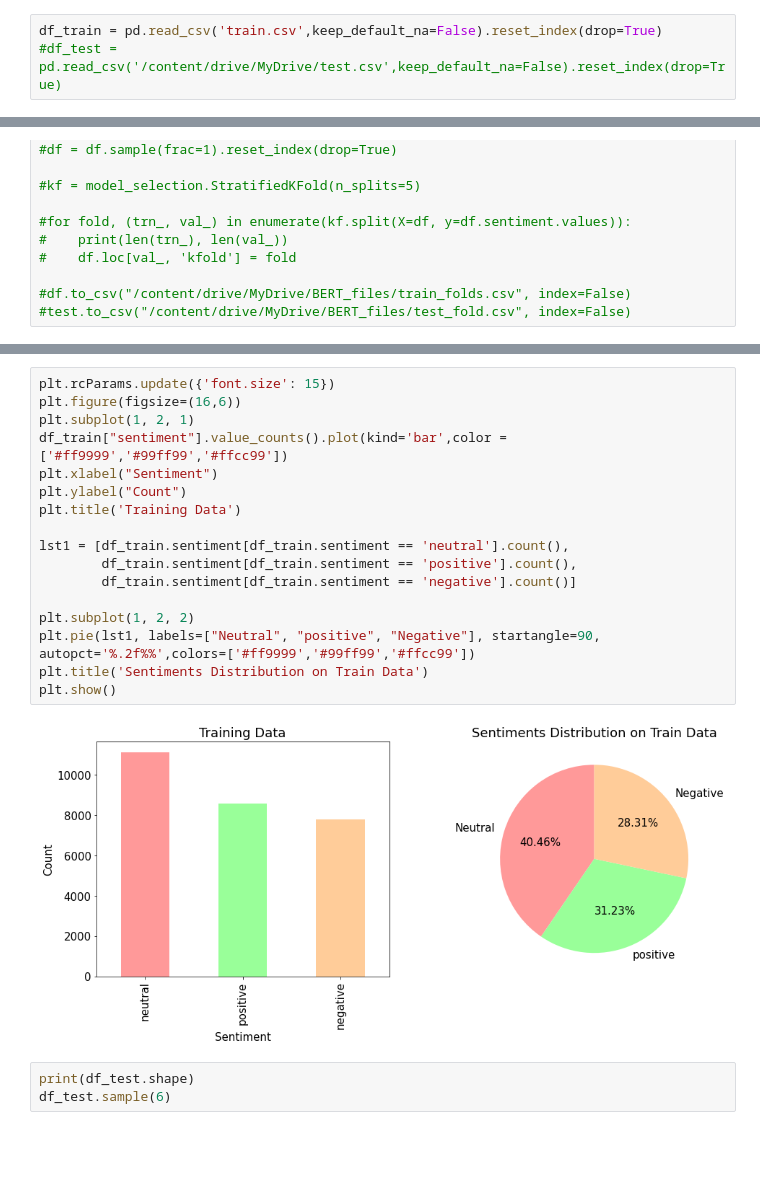
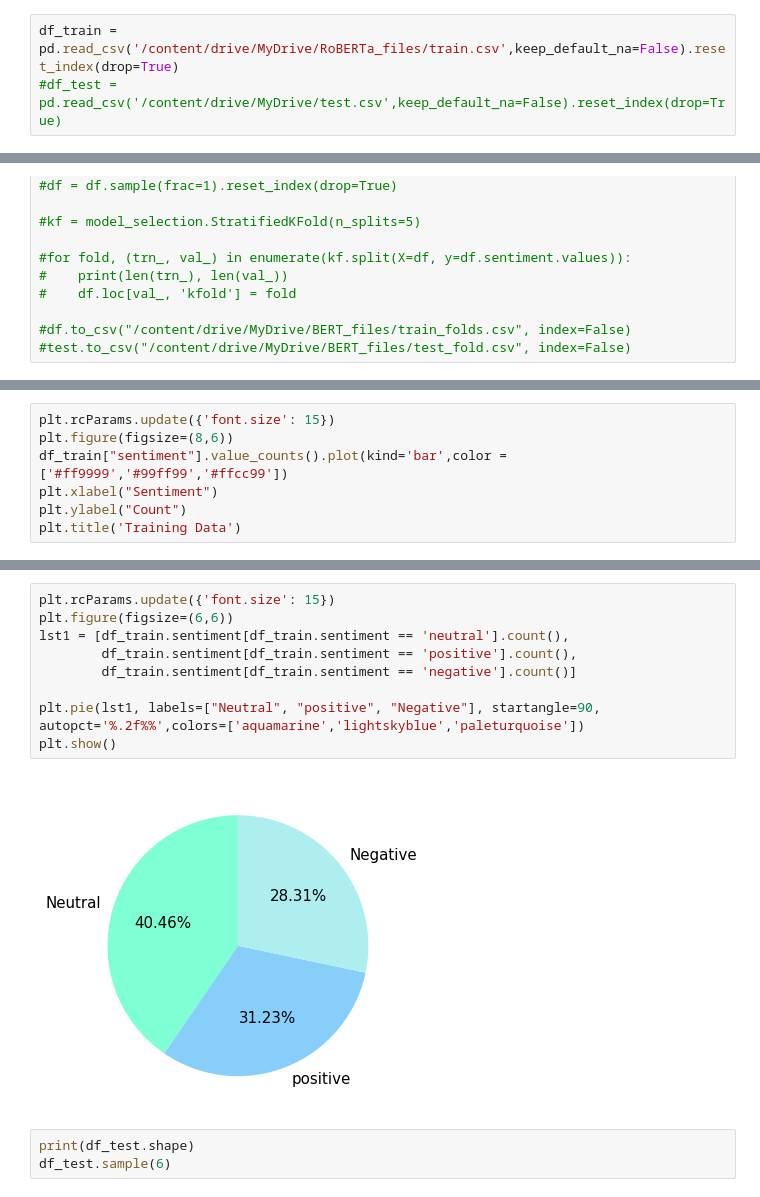
Before and after one commit to jrakhshanda/Text-Mining, a Jupyter notebook: text_mining.ipynb, the cells around one changed output, grey strips where cells are left out. Drawn from its saved outputs; the diff is of its cells as text; blank space fills up the shorter version.

```diff
--- a/text_mining.ipynb
+++ b/text_mining.ipynb
@@ -37,7 +44,7 @@ drive.mount('/content/drive/')
 # %% [output]
 Mounted at /content/drive/
 # %%
-df_train = pd.read_csv('train.csv',keep_default_na=False).reset_index(drop=True)
+df_train = pd.read_csv('/content/drive/MyDrive/RoBERTa_files/train.csv',keep_default_na=False).reset_index(drop=True)
 #df_test = pd.read_csv('/content/drive/MyDrive/test.csv',keep_default_na=False).reset_index(drop=True)
 # %%
 max_len =  [len(i) for i in df_train.text]
@@ -79,0 +72,7 @@ df_test.sample(5)
+# %%
+plt.rcParams.update({'font.size': 15})
+plt.figure(figsize=(8,6))
+df_train["sentiment"].value_counts().plot(kind='bar',color = ['#ff9999','#99ff99','#ffcc99'])
+plt.xlabel("Sentiment")
+plt.ylabel("Count")
+plt.title('Training Data')
@@ -80,22 +82,14 @@ df_test.sample(5)
 # %%
 plt.rcParams.update({'font.size': 15})
-plt.figure(figsize=(16,6))
-plt.subplot(1, 2, 1)
-df_train["sentiment"].value_counts().plot(kind='bar',color = ['#ff9999','#99ff99','#ffcc99'])
-plt.xlabel("Sentiment")
-plt.ylabel("Count")
-plt.title('Training Data')
-
+plt.figure(figsize=(6,6))
 lst1 = [df_train.sentiment[df_train.sentiment == 'neutral'].count(),
         df_train.sentiment[df_train.sentiment == 'positive'].count(),
         df_train.sentiment[df_train.sentiment == 'negative'].count()]
 
-plt.subplot(1, 2, 2)
-plt.pie(lst1, labels=["Neutral", "positive", "Negative"], startangle=90, autopct='%.2f%%',colors=['#ff9999','#99ff99','#ffcc99'])
-plt.title('Sentiments Distribution on Train Data')
+plt.pie(lst1, labels=["Neutral", "positive", "Negative"], startangle=90, autopct='%.2f%%',colors=['aquamarine','lightskyblue','paleturquoise'])
 plt.show()
 # %% [output]
-[figure, old version]
+[figure, new version]
 # %%
 print(df_test.shape)
 df_test.sample(6)
```
Also changed, not shown: parts of 11 cells of this notebook.
